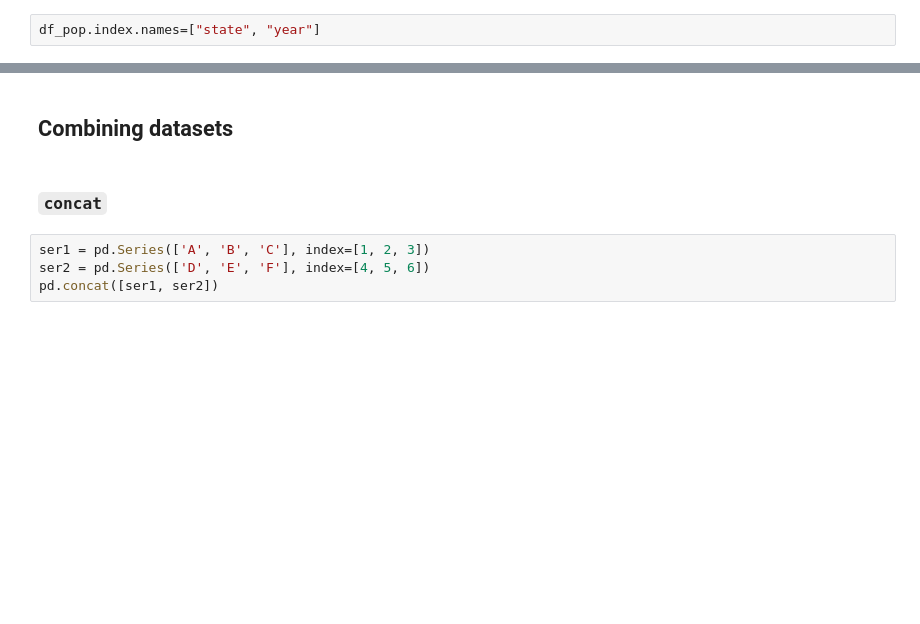
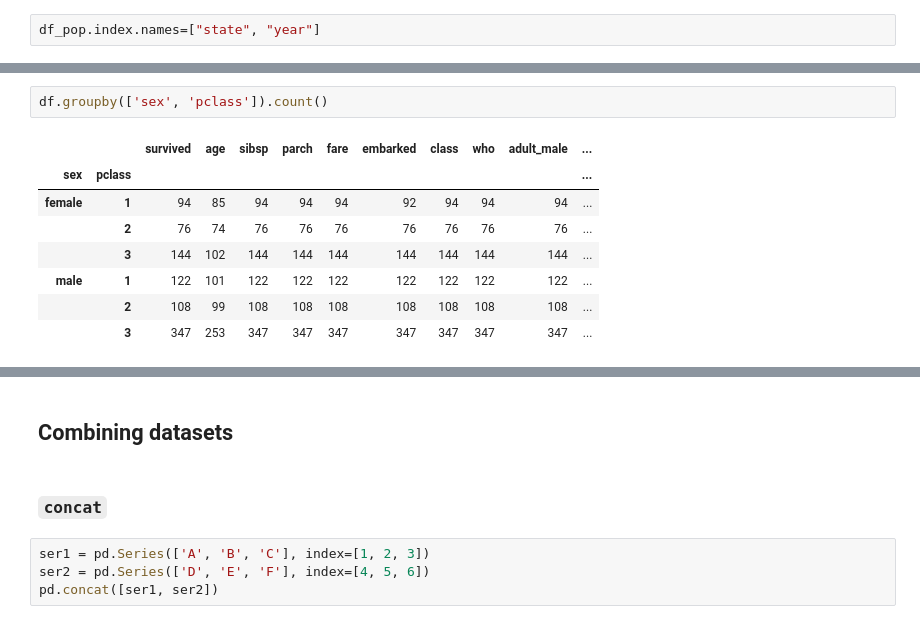
Before and after one commit to ivynangalia/320, a Jupyter notebook: lessons/Week04.ipynb, the cells around one changed output, grey strips where cells are left out. Drawn from its saved outputs; the diff is of its cells as text; blank space fills up the shorter version.

```diff
--- a/lessons/Week04.ipynb
+++ b/lessons/Week04.ipynb
@@ -434,0 +957,11 @@ df.loc[idx[:, 1], idx[:, 'HR']]
+# %%
+df.groupby(['sex', 'pclass']).count()
+# %% [output]
+|  |  | survived | age | sibsp | parch | fare | embarked | class | who | adult_male | ... |
+| sex | pclass |  |  |  |  |  |  |  |  |  | ... |
+| female | 1 | 94 | 85 | 94 | 94 | 94 | 92 | 94 | 94 | 94 | ... |
+|  | 2 | 76 | 74 | 76 | 76 | 76 | 76 | 76 | 76 | 76 | ... |
+|  | 3 | 144 | 102 | 144 | 144 | 144 | 144 | 144 | 144 | 144 | ... |
+| male | 1 | 122 | 101 | 122 | 122 | 122 | 122 | 122 | 122 | 122 | ... |
+|  | 2 | 108 | 99 | 108 | 108 | 108 | 108 | 108 | 108 | 108 | ... |
+|  | 3 | 347 | 253 | 347 | 347 | 347 | 347 | 347 | 347 | 347 | ... |
```
Also changed, not shown: parts of 109 cells of this notebook, 8 other files.
